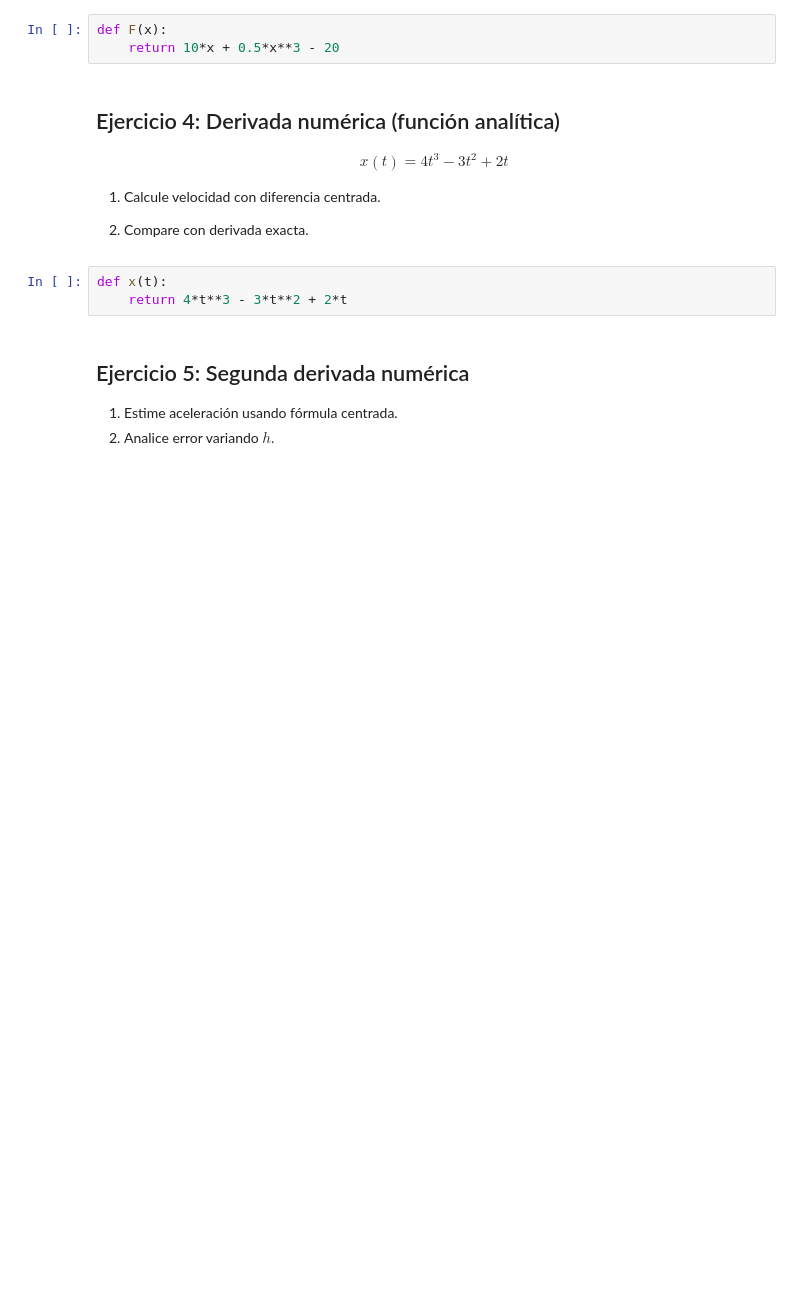
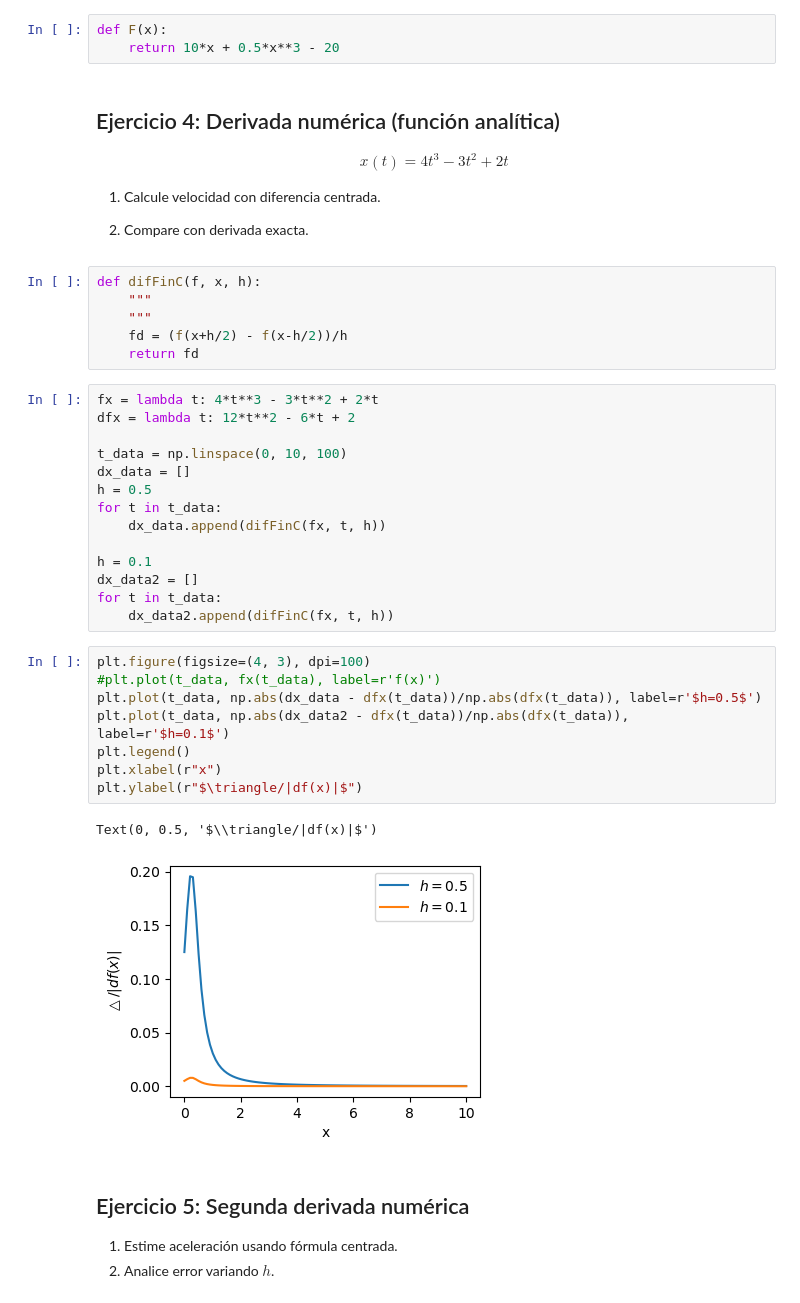
Before and after one commit to Mandy8808/Metodos_Numericos_2024, a Jupyter notebook: Lectures/Primer_Bloque/Ejercicios_1.ipynb, the cells around one changed output. Saved outputs shown, nothing was run; the diff lists cells and outputs as text; blank space fills up the shorter version.

```diff
--- a/Lectures/Primer_Bloque/Ejercicios_1.ipynb
+++ b/Lectures/Primer_Bloque/Ejercicios_1.ipynb
@@ -211,9 +211,37 @@ x(t)=4t^3 - 3t^2 + 2t
 1. Calcule velocidad con diferencia centrada.
 
 2. Compare con derivada exacta.
-# %%
-def x(t):
-    return 4*t**3 - 3*t**2 + 2*t
+# %%
+def difFinC(f, x, h):
+    """
+    """
+    fd = (f(x+h/2) - f(x-h/2))/h
+    return fd
+# %%
+fx = lambda t: 4*t**3 - 3*t**2 + 2*t
+dfx = lambda t: 12*t**2 - 6*t + 2
+
+t_data = np.linspace(0, 10, 100)
+dx_data = []
+h = 0.5
+for t in t_data:
+    dx_data.append(difFinC(fx, t, h))
+
+h = 0.1
+dx_data2 = []
+for t in t_data:
+    dx_data2.append(difFinC(fx, t, h))
+# %%
+plt.figure(figsize=(4, 3), dpi=100)
+#plt.plot(t_data, fx(t_data), label=r'f(x)')
+plt.plot(t_data, np.abs(dx_data - dfx(t_data))/np.abs(dfx(t_data)), label=r'$h=0.5$')
+plt.plot(t_data, np.abs(dx_data2 - dfx(t_data))/np.abs(dfx(t_data)), label=r'$h=0.1$')
+plt.legend()
+plt.xlabel(r"x")
+plt.ylabel(r"$\triangle/|df(x)|$")
+# %% [output]
+Text(0, 0.5, '$\\triangle/|df(x)|$')
+[figure, added]
 # %% [markdown]
 ## Ejercicio 5: Segunda derivada numérica
 1. Estime aceleración usando fórmula centrada.
```
Also changed, not shown: parts of 4 cells of this notebook, 1 other file.
